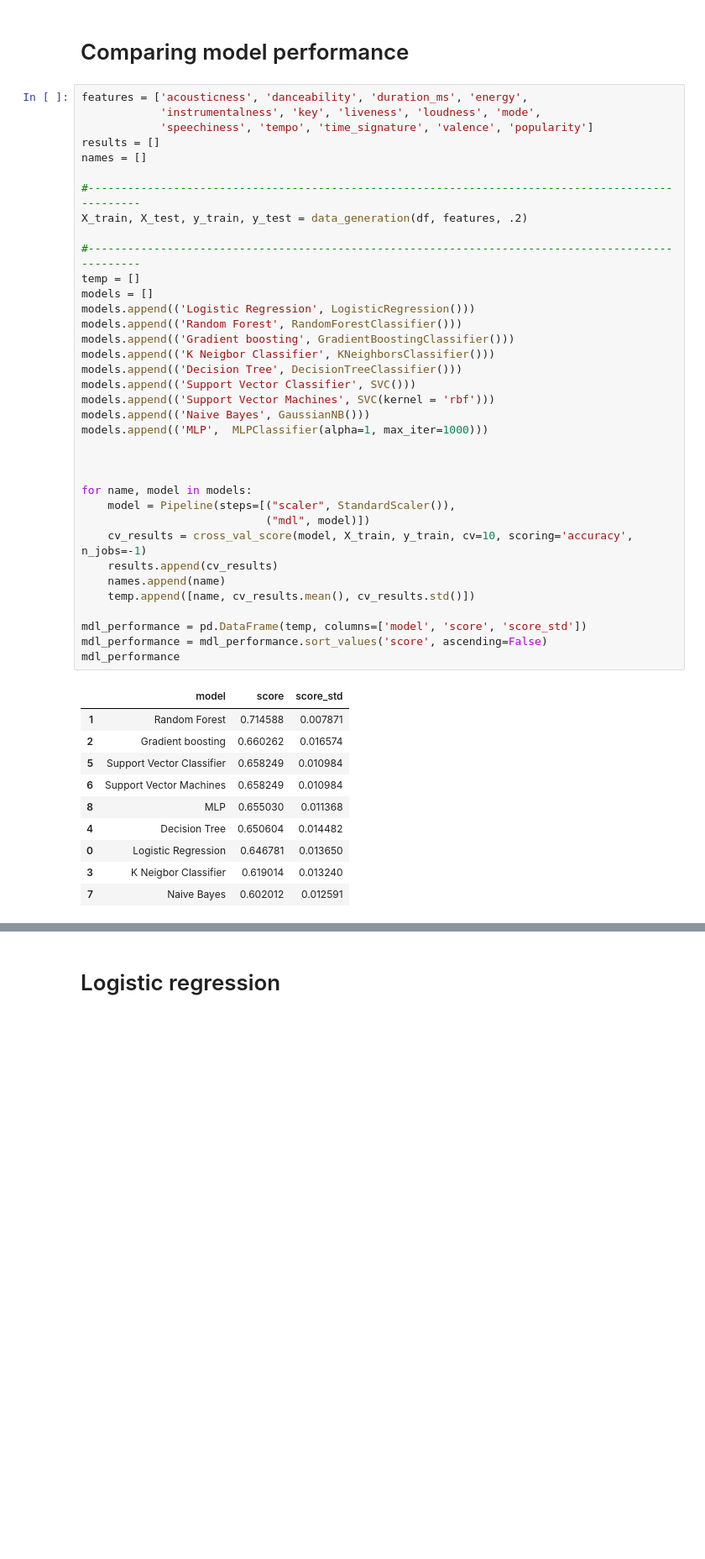
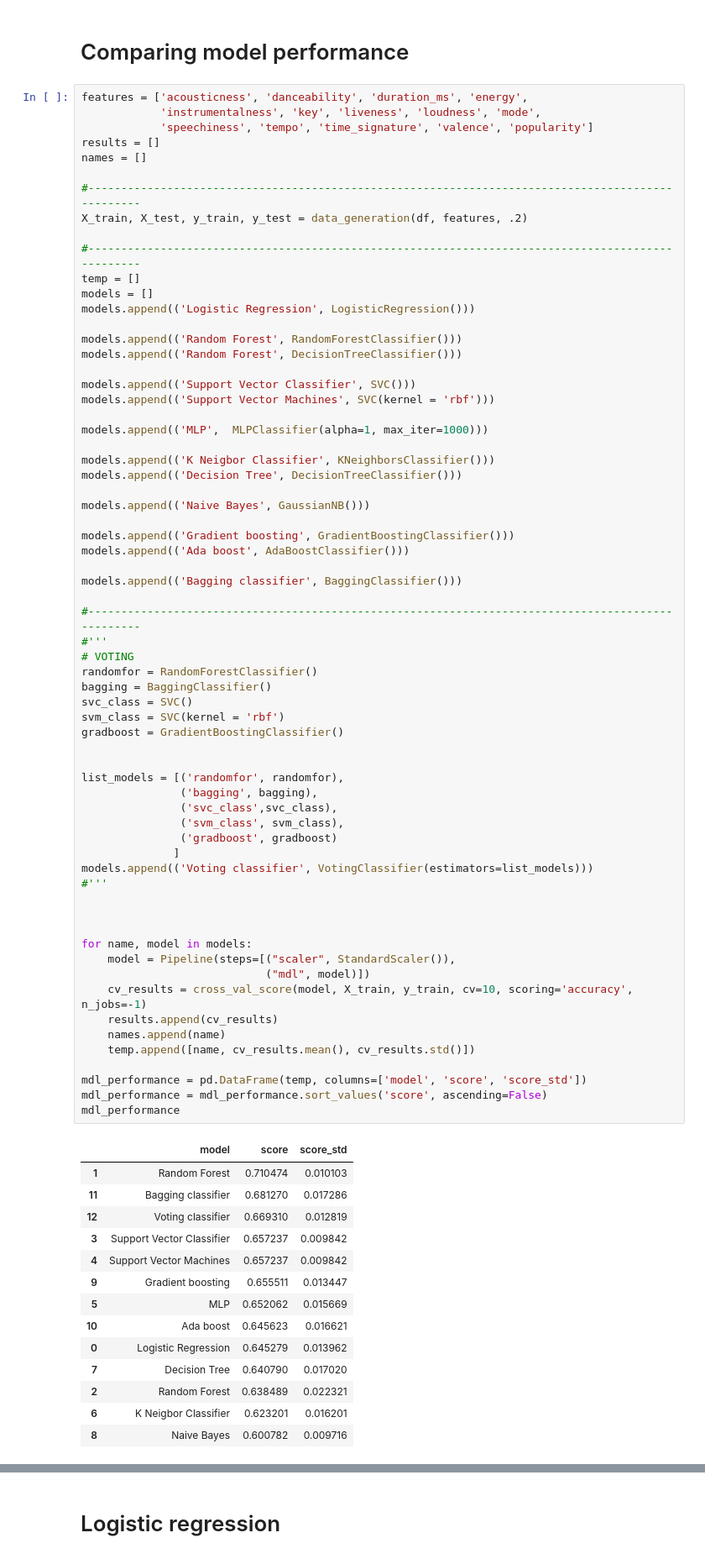
Before and after one commit to Sean-Chaos/DBA-4811-Group-Project, a Jupyter notebook: Working copy .ipynb, the cells around one changed output, grey strips where cells are left out. Shown at 84% size. Drawn from its saved outputs; the diff is of its cells as text; blank space fills up the shorter version.

Commit message:
Add files via upload
added voting classifier

```diff
--- a/Working copy .ipynb
+++ b/Working copy .ipynb
@@ -158,43 +165,76 @@ features = ['acousticness', 'danceability', 'duration_ms', 'energy',
 results = []
 names = []
 
 #--------------------------------------------------------------------------------------------------
 X_train, X_test, y_train, y_test = data_generation(df, features, .2)
 
 #--------------------------------------------------------------------------------------------------
 temp = []
 models = []
 models.append(('Logistic Regression', LogisticRegression()))
+
 models.append(('Random Forest', RandomForestClassifier()))
-models.append(('Gradient boosting', GradientBoostingClassifier()))
+models.append(('Random Forest', DecisionTreeClassifier()))
+
+models.append(('Support Vector Classifier', SVC()))
+models.append(('Support Vector Machines', SVC(kernel = 'rbf')))
+
+models.append(('MLP',  MLPClassifier(alpha=1, max_iter=1000)))
+
 models.append(('K Neigbor Classifier', KNeighborsClassifier()))
 models.append(('Decision Tree', DecisionTreeClassifier()))
-models.append(('Support Vector Classifier', SVC()))
-models.append(('Support Vector Machines', SVC(kernel = 'rbf')))
+
 models.append(('Naive Bayes', GaussianNB()))
-models.append(('MLP',  MLPClassifier(alpha=1, max_iter=1000)))
+
+models.append(('Gradient boosting', GradientBoostingClassifier()))
+models.append(('Ada boost', AdaBoostClassifier()))
+
+models.append(('Bagging classifier', BaggingClassifier()))
+
+#--------------------------------------------------------------------------------------------------
+#'''
+# VOTING
+randomfor = RandomForestClassifier()
+bagging = BaggingClassifier()
+svc_class = SVC()
+svm_class = SVC(kernel = 'rbf')
+gradboost = GradientBoostingClassifier()
+
+
+list_models = [('randomfor', randomfor),
+               ('bagging', bagging),
+               ('svc_class',svc_class),
+               ('svm_class', svm_class),
+               ('gradboost', gradboost)
+              ]
+models.append(('Voting classifier', VotingClassifier(estimators=list_models)))
+#'''
 
 
 
 for name, model in models:
     model = Pipeline(steps=[("scaler", StandardScaler()),
                             ("mdl", model)])
     cv_results = cross_val_score(model, X_train, y_train, cv=10, scoring='accuracy', n_jobs=-1)
     results.append(cv_results)
     names.append(name)
     temp.append([name, cv_results.mean(), cv_results.std()])
 
 mdl_performance = pd.DataFrame(temp, columns=['model', 'score', 'score_std'])
 mdl_performance = mdl_performance.sort_values('score', ascending=False)
 mdl_performance
 # %% [output]
 |  | model | score | score_std |
-| 1 | Random Forest | 0.714588 | 0.007871 |
-| 2 | Gradient boosting | 0.660262 | 0.016574 |
-| 5 | Support Vector Classifier | 0.658249 | 0.010984 |
-| 6 | Support Vector Machines | 0.658249 | 0.010984 |
-| 8 | MLP | 0.655030 | 0.011368 |
-| 4 | Decision Tree | 0.650604 | 0.014482 |
-| 0 | Logistic Regression | 0.646781 | 0.013650 |
-| 3 | K Neigbor Classifier | 0.619014 | 0.013240 |
-| 7 | Naive Bayes | 0.602012 | 0.012591 |
+| 1 | Random Forest | 0.710474 | 0.010103 |
+| 11 | Bagging classifier | 0.681270 | 0.017286 |
+| 12 | Voting classifier | 0.669310 | 0.012819 |
+| 3 | Support Vector Classifier | 0.657237 | 0.009842 |
+| 4 | Support Vector Machines | 0.657237 | 0.009842 |
+| 9 | Gradient boosting | 0.655511 | 0.013447 |
+| 5 | MLP | 0.652062 | 0.015669 |
+| 10 | Ada boost | 0.645623 | 0.016621 |
+| 0 | Logistic Regression | 0.645279 | 0.013962 |
+| 7 | Decision Tree | 0.640790 | 0.017020 |
+| 2 | Random Forest | 0.638489 | 0.022321 |
+| 6 | K Neigbor Classifier | 0.623201 | 0.016201 |
+| 8 | Naive Bayes | 0.600782 | 0.009716 |
```
Also changed, not shown: parts of 22 cells of this notebook.
